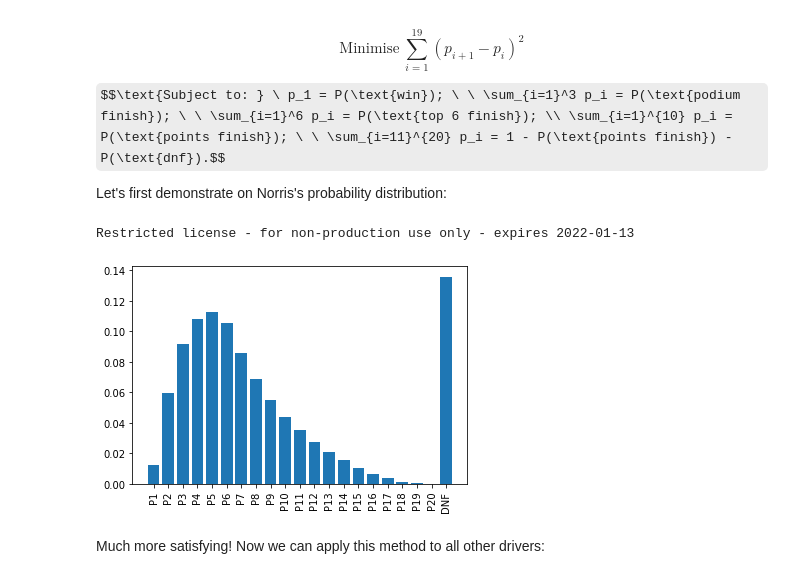
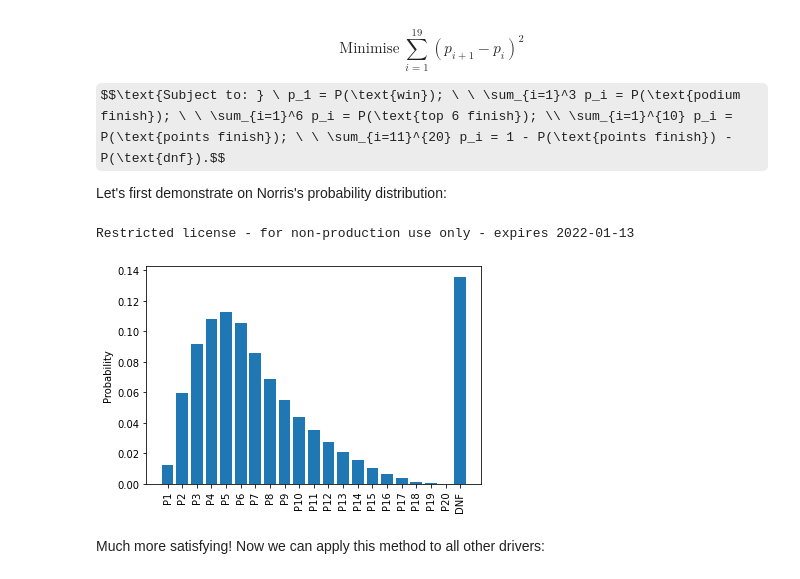
Before and after one commit to harryrgrove/F1_model, a Jupyter notebook: model.ipynb, the cells around one changed output. Saved outputs shown, nothing was run; the diff lists cells and outputs as text; code cells hidden in the pictures; some formulas as TeX source.

```diff
--- a/model.ipynb
+++ b/model.ipynb
@@ -170,27 +170,28 @@ Let's first demonstrate on Norris's probability distribution:
 # %%
 quadratic_model = gp.Model('quadratic')
 quadratic_model.setParam('outputFlag', False)
 driver = 'Norris'
 # Add the probability of finishing in each position as a model variable
 x = {i: quadratic_model.addVar(vtype=gp.GRB.CONTINUOUS, lb=0, ub=1, name=f'x_{i}') for i in range(1, 21)}
 # Set objective to minimize the differences between probabilities of consecutive positions
 obj = sum([(x[i] - x[i + 1])**2 for i in range(1, 20)])
 quadratic_model.setObjective(obj, gp.GRB.MINIMIZE)
 # Set model constraints
 quadratic_model.addConstr(x[1] == df.loc[driver, 'winner'])
 quadratic_model.addConstr(x[2] + x[3] == df.loc[driver, 'top3'] - df.loc[driver, 'winner'])
 quadratic_model.addConstr(x[4] + x[5] + x[6] == df.loc[driver, 'top6'] - df.loc[driver, 'top3'])
 quadratic_model.addConstr(x[7] + x[8] + x[9] + x[10] == df.loc[driver, 'top10'] - df.loc[driver, 'top6'])
 quadratic_model.addConstr(sum([x[i] for i in range(11, 21)]) == 1 - df.loc[driver, 'top10'] - df.loc[driver, 'dnf'])
 # Optimize model parameters
 quadratic_model.optimize()
 vals = [v.x for v in quadratic_model.getVars()]
 plt.bar(['P{}'.format(i) for i in range(1, 21)] + ['DNF'], vals + [df.loc[driver, 'dnf']])
 plt.xticks(rotation=90)
+plt.ylabel('Probability')
 plt.show()
 # %% [output]
 Restricted license - for non-production use only - expires 2022-01-13
-[figure, old version]
+[figure, new version]
 # %% [markdown]
 Much more satisfying! Now we can apply this method to all other drivers:
 # %%
```
Also changed, not shown: parts of 2 cells of this notebook.
